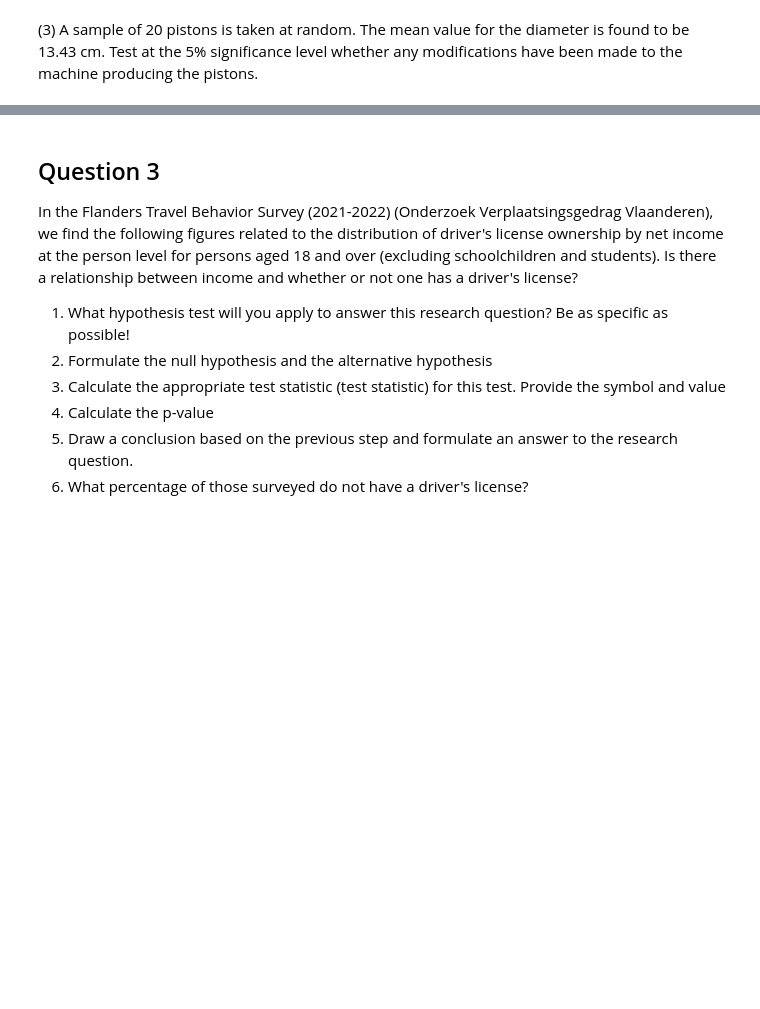
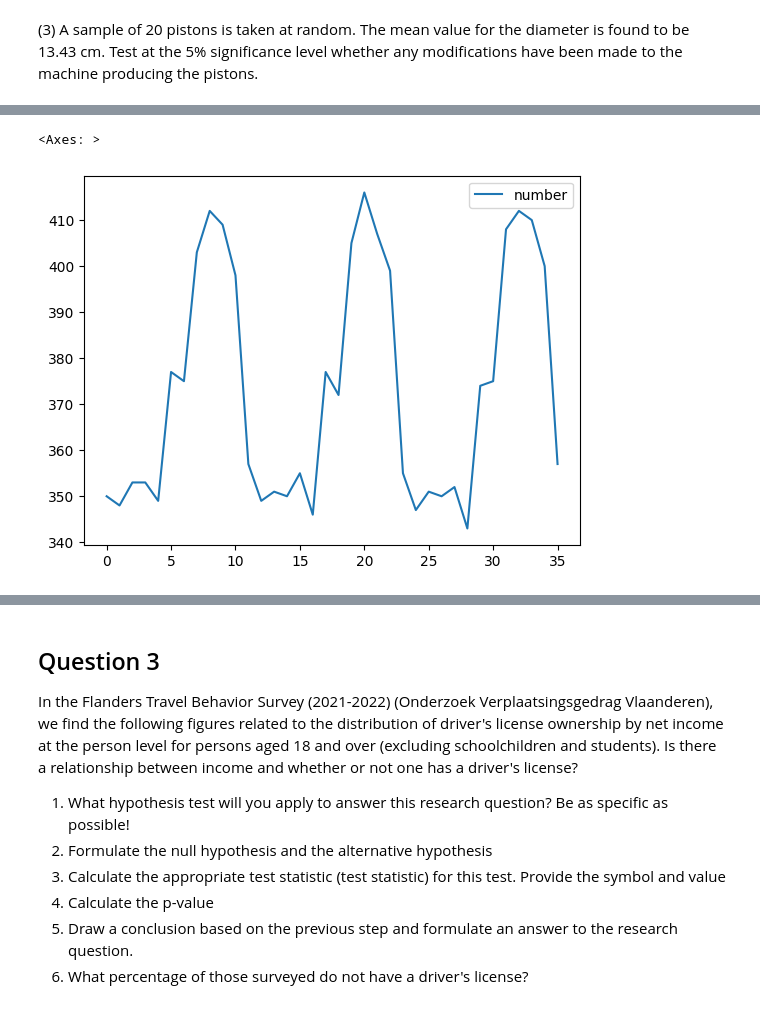
Before and after one commit to Seppevo/dsai-labs, a Jupyter notebook: RepeatExercises/DSAI_Sample_Exam_2026.ipynb, the cells around one changed output, grey strips where cells are left out. Cells and saved outputs as stored; diff of their text form; code cells hidden in the pictures; blank space fills up the shorter version.

```diff
--- a/RepeatExercises/DSAI_Sample_Exam_2026.ipynb
+++ b/RepeatExercises/DSAI_Sample_Exam_2026.ipynb
@@ -59,3 +87,4 @@ dfemployees = pd.DataFrame(data={
     'recording_date': ['2019/01/01', '2019/02/01', '2019/03/01', '2019/04/01', '2019/05/01', '2019/06/01', '2019/07/01', '2019/08/01', '2019/09/01', '2019/10/01', '2019/11/01', '2019/12/01', '2020/01/01', '2020/02/01', '2020/03/01', '2020/04/01', '2020/05/01', '2020/06/01', '2020/07/01', '2020/08/01', '2020/09/01', '2020/10/01', '2020/11/01', '2020/12/01', '2021/01/01', '2021/02/01', '2021/03/01', '2021/04/01', '2021/05/01', '2021/06/01', '2021/07/01', '2021/08/01', '2021/09/01', '2021/10/01', '2021/11/01', '2021/12/01'],
     'number': [350,348,353,353,349,377,375,403,412,409,398,357,349,351,350,355,346,377,372,405,416,407,399,355,347,351,350,352,343,374,375,408,412,410,400,357]
 })
+dfemployees.head()
@@ -64,6 +111,12 @@ dfemployees = pd.DataFrame(data={
 # %%
 # 2. Convert the 'date' column to datetime type. Even if this fails you can continue working.
+dfemployees['recording_date'] = pd.to_datetime(dfemployees['recording_date'])
+dfemployees.set_index('recording_date', inplace=True)
 # %%
 # 3. Create the plot.
+dfemployees.plot(y='number')
+# %% [output]
+<Axes: >
+[figure, added]
 # %%
 # 4. Make a forecast for the first four months of the next year using the most appropriate method. Explain why you chose this method.
```
Also changed, not shown: parts of 25 cells of this notebook, 1 other file.
